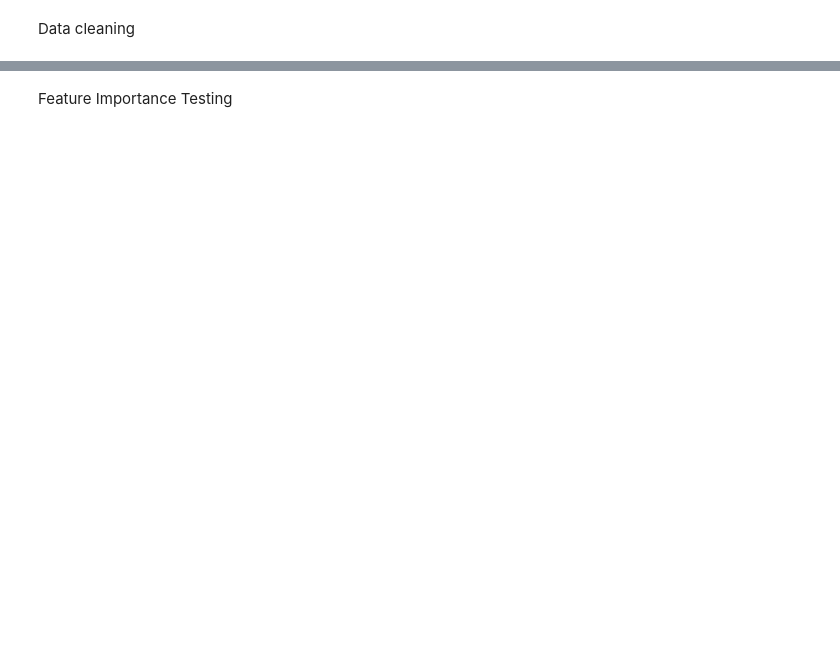
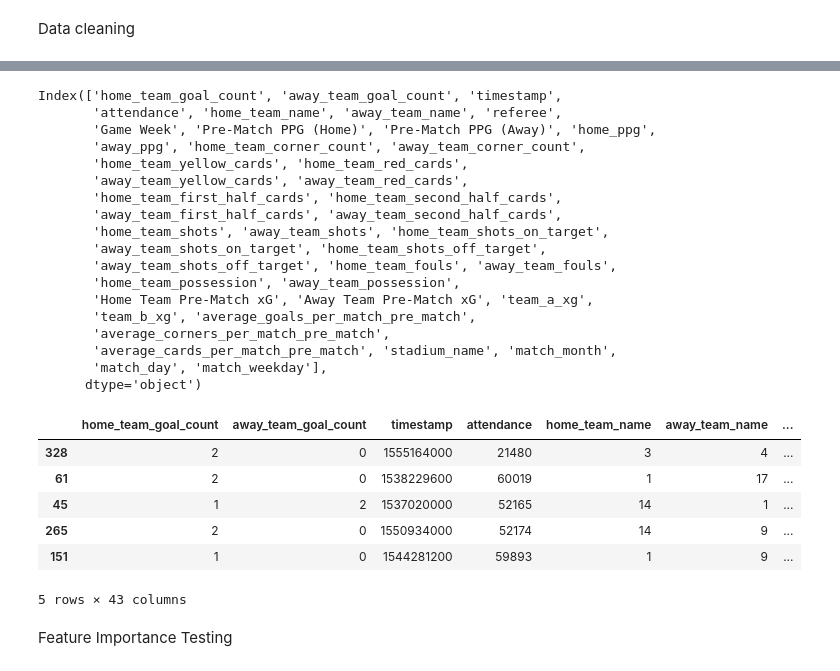
Before and after one commit to SanderBakke/MALIS_project, a Jupyter notebook: notebooks/notebook.ipynb, the cells around one changed output, grey strips where cells are left out. Drawn from its saved outputs; the diff is of its cells as text; code cells hidden in the pictures; blank space fills up the shorter version.

```diff
--- a/notebooks/notebook.ipynb
+++ b/notebooks/notebook.ipynb
@@ -53,3 +49,71 @@ df_filtered.sample(5)
+# %%
+
+#Remove all columns in the dataset that include odds.
+df_filtered = df.drop(columns = odds_columns)
+df_filtered = df_filtered.drop(columns = percentage_columns)
+
+#The first match 2 matches of the season has no 'pre-match' content, but are valued at 0, which could mess with this feature
+df_filtered.loc[df_filtered['Game Week'] <= 2, prematch_columns] = np.nan
+
+#We dont want goal information to sneak in to our feature set and cause data leakage
+df_filtered = df_filtered.drop(columns = ['total_goal_count', 'home_team_goal_count_half_time','away_team_goal_count_half_time','total_goals_at_half_time'])
+
+# Parse date_GMT into useful features
+df_filtered['match_date'] = pd.to_datetime(df_filtered['date_GMT'], errors='coerce')
+df_filtered['match_month'] = df_filtered['match_date'].dt.month
+df_filtered['match_day'] = df_filtered['match_date'].dt.day
+df_filtered['match_weekday'] = df_filtered['match_date'].dt.weekday
+df_filtered = df_filtered.drop(columns=['date_GMT', 'match_date'])
+
+# Encode Categorical Columns
+categorical_columns = ['home_team_name', 'away_team_name', 'stadium_name', 'referee']
+label_encoders = {}
+for col in categorical_columns:
+    df_filtered[col] = df_filtered[col].fillna("Unknown")
+    le = LabelEncoder()
+    df_filtered[col] = le.fit_transform(df_filtered[col].astype(str))
+    label_encoders[col] = le
+
+
+# Drop Irrelevant or Redundant Columns
+df_filtered = df_filtered.drop(columns=[
+    'status', 'home_team_goal_timings', 'away_team_goal_timings', 'btts_percentage_pre_match', 'over_15_percentage_pre_match',
+    'over_25_percentage_pre_match', 'over_35_percentage_pre_match', 'over_45_percentage_pre_match', 'over_15_HT_FHG_percentage_pre_match',
+    'over_05_HT_FHG_percentage_pre_match', 'over_15_2HG_percentage_pre_match', 'over_05_2HG_percentage_pre_match'])
+
+#Reordering so the target features appear first in the list
+target_features = ['home_team_goal_count', 'away_team_goal_count']
+columns = target_features + [col for col in df_filtered.columns if col not in target_features]
+df_filtered = df_filtered[columns]
+
+print(df_filtered.columns)
+df_filtered.sample(5)
+# %% [output]
+Index(['home_team_goal_count', 'away_team_goal_count', 'timestamp',
+       'attendance', 'home_team_name', 'away_team_name', 'referee',
+       'Game Week', 'Pre-Match PPG (Home)', 'Pre-Match PPG (Away)', 'home_ppg',
+       'away_ppg', 'home_team_corner_count', 'away_team_corner_count',
+       'home_team_yellow_cards', 'home_team_red_cards',
+       'away_team_yellow_cards', 'away_team_red_cards',
+       'home_team_first_half_cards', 'home_team_second_half_cards',
+       'away_team_first_half_cards', 'away_team_second_half_cards',
+       'home_team_shots', 'away_team_shots', 'home_team_shots_on_target',
+       'away_team_shots_on_target', 'home_team_shots_off_target',
+       'away_team_shots_off_target', 'home_team_fouls', 'away_team_fouls',
+       'home_team_possession', 'away_team_possession',
+       'Home Team Pre-Match xG', 'Away Team Pre-Match xG', 'team_a_xg',
+       'team_b_xg', 'average_goals_per_match_pre_match',
+       'average_corners_per_match_pre_match',
+       'average_cards_per_match_pre_match', 'stadium_name', 'match_month',
+       'match_day', 'match_weekday'],
+      dtype='object')
+|  | home_team_goal_count | away_team_goal_count | timestamp | attendance | home_team_name | away_team_name | ... |
+| 328 | 2 | 0 | 1555164000 | 21480 | 3 | 4 | ... |
+| 61 | 2 | 0 | 1538229600 | 60019 | 1 | 17 | ... |
+| 45 | 1 | 2 | 1537020000 | 52165 | 14 | 1 | ... |
+| 265 | 2 | 0 | 1550934000 | 52174 | 14 | 9 | ... |
+| 151 | 1 | 0 | 1544281200 | 59893 | 1 | 9 | ... |
+5 rows × 43 columns
 # %% [markdown]
 Feature Importance Testing
 # %%
```
Also changed, not shown: parts of 11 cells of this notebook.
